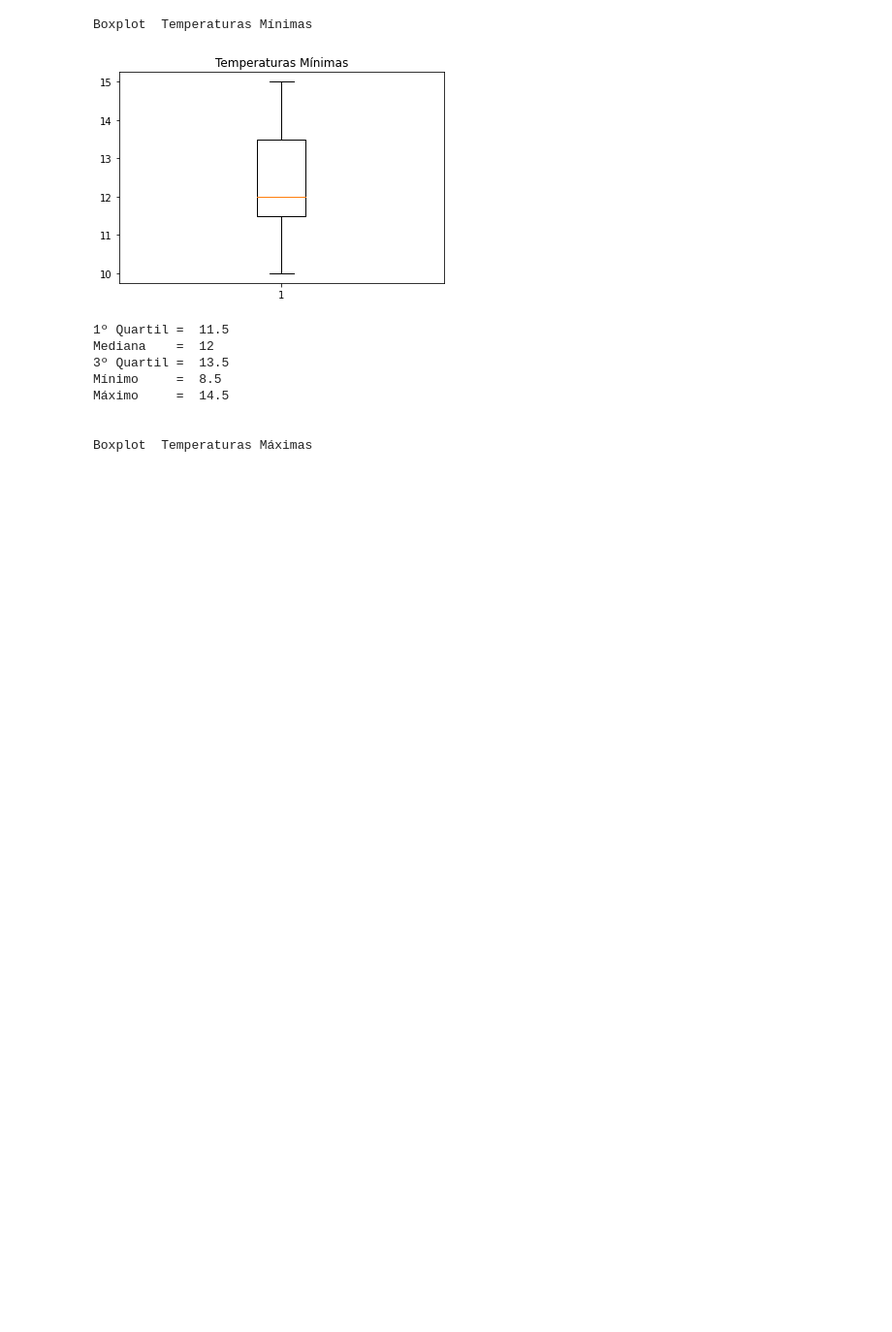
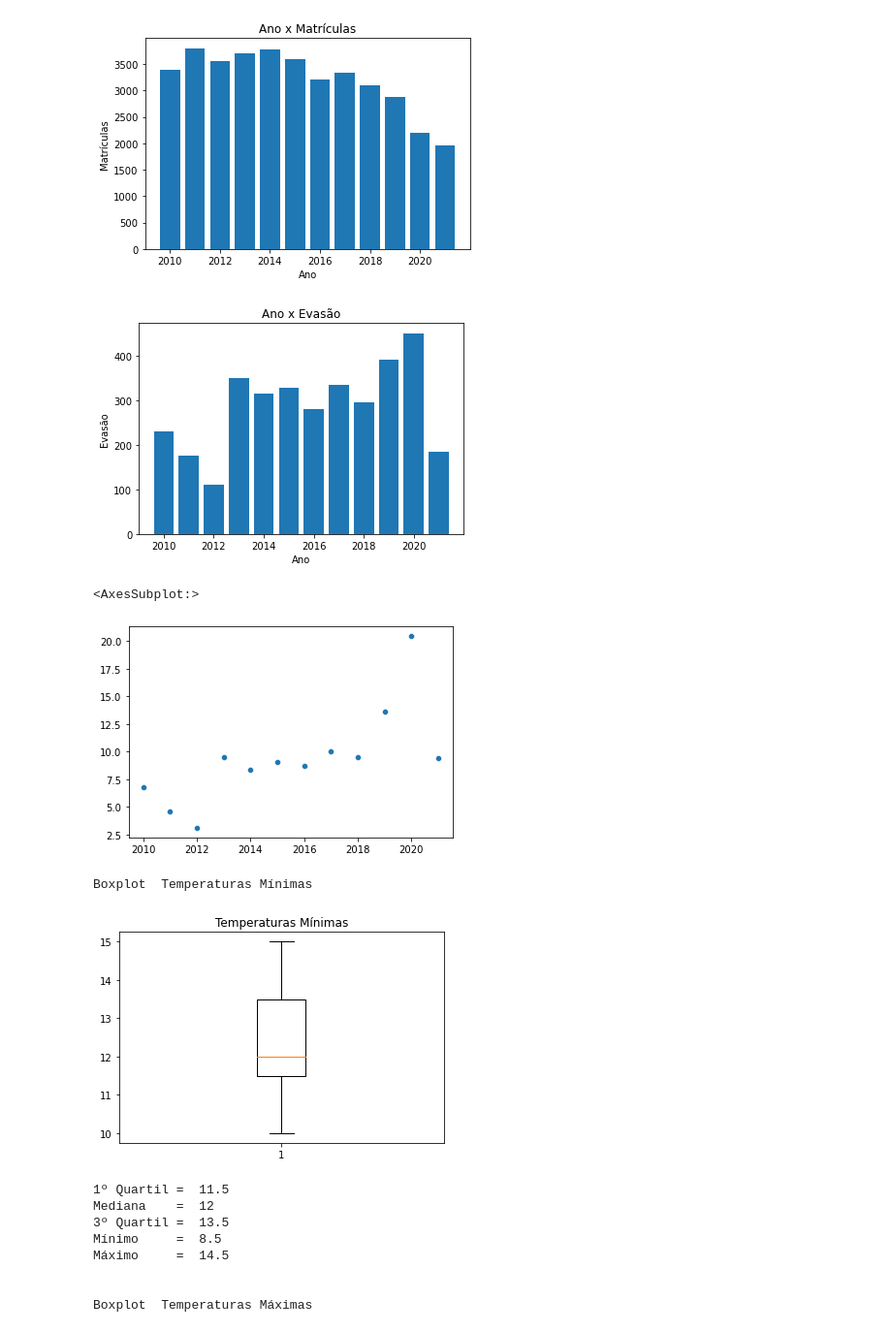
Before and after one commit to CarlosHenriquePinheiroCordeiro/exercicio-visualizacao-dados, a Jupyter notebook: exercicio.ipynb, the cells around one changed output. Shown: that part at 97% size. Cells and saved outputs as stored; diff of their text form; code cells hidden in the pictures; blank space fills up the shorter version.

```diff
--- a/exercicio.ipynb
+++ b/exercicio.ipynb
@@ -4,37 +4,42 @@ import matplotlib.pyplot as plt
 import seaborn as sb
 def graficoBarras(x, y, xlabel, ylabel, titulo):
     plt.bar(x, y)
     plt.xlabel(xlabel)
     plt.ylabel(ylabel)
     plt.title (titulo)
-    return plt
+    plt.show()
 
 ano        = [2010, 2011, 2012, 2013, 2014, 2015, 2016, 2017, 2018, 2019, 2020, 2021]
 matriculas = [3400, 3800, 3550, 3700, 3780, 3600, 3200, 3340, 3100, 2870, 2200, 1960]
 evasao     = [230 , 175 , 110 , 350 , 315 , 327 , 280 , 335 , 295 , 390 , 450 , 184]
 
-#graficoBarras(ano, matriculas, 'Ano', 'Matrículas', 'Ano x Matrículas').show()
-#graficoBarras(ano, evasao    , 'Ano', 'Evasão'    , 'Ano x Evasão').show()
+graficoBarras(ano, matriculas, 'Ano', 'Matrículas', 'Ano x Matrículas')
+graficoBarras(ano, evasao    , 'Ano', 'Evasão'    , 'Ano x Evasão')
 
 #   b) Considerando o percentual de Evasão Escolar em relação às matriculas em cada ano,
 #      faça a plotagem de um gráfico de dispersão e discuta sobre a tendência dos dados.
 def percentualEvasao(matriculas, evasao):
     percentual = []
     for i in range(len(matriculas)):
         percentual.append((evasao[i] * 100) / matriculas[i])
     return percentual
 
 def montaDadosGraficoDispersao(x, y):
     dados = []
     for i in range(len(x)):
         dados.append([x[i], y[i]])
     return dados
 
 def graficoDispersao(arrayDados, xDados, yDados):
-    return sb.scatterplot(data=arrayDados, x=xDados, y=yDados)
+    sb.scatterplot(data=arrayDados, x=xDados, y=yDados)
 
 dadosPercentualEvasao = percentualEvasao(matriculas, evasao)
 graficoDispersao(arrayDados=montaDadosGraficoDispersao(ano, dadosPercentualEvasao), xDados=ano, yDados=dadosPercentualEvasao)
+# %% [output]
+[figure, added]
+[figure, added]
+<AxesSubplot:>
+[figure, added]
 # %%
 #2  A tabela registra as marcas das temperaturas, mínima e máxima de determinada região no
 #   período de uma semana. Elabore a plotagem BoxPlot de ambas as colunas registradas e identifique os elementos que
```
Also changed, not shown: parts of 2 cells of this notebook.
